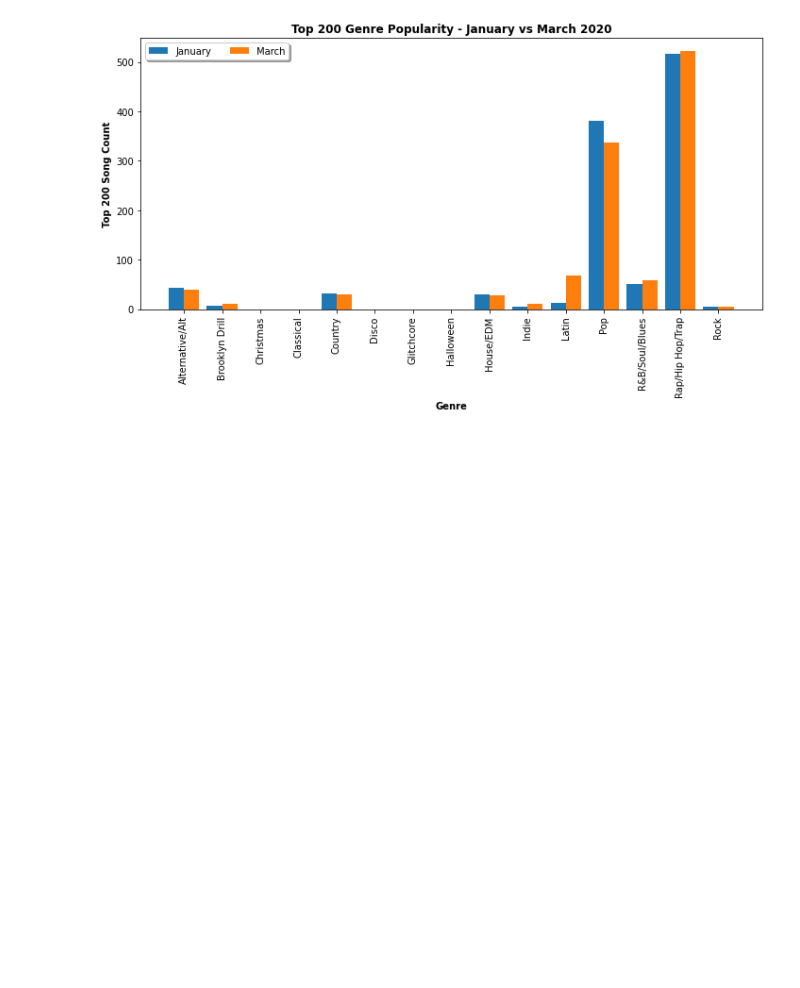
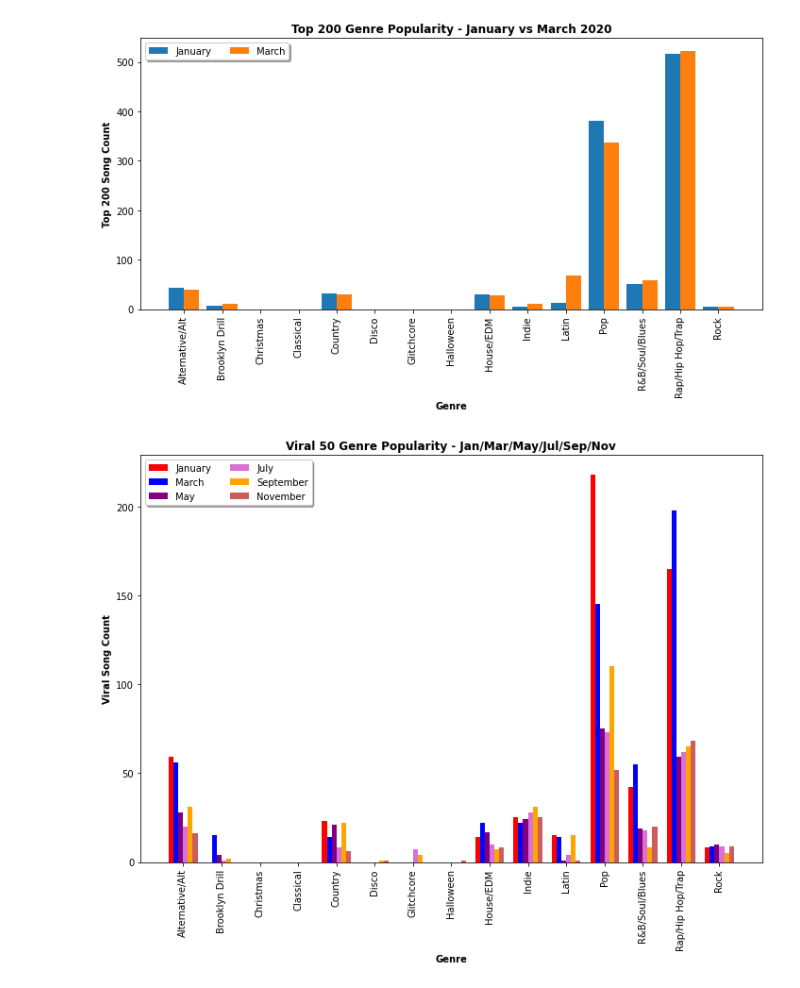
Before and after one commit to Teablee/project-one, a Jupyter notebook: royster.ipynb, the cells around one changed output. Cells and saved outputs as stored; diff of their text form; code cells hidden in the pictures; blank space fills up the shorter version.

Commit message:
multiple bar charts complete

```diff
--- a/royster.ipynb
+++ b/royster.ipynb
@@ -654,3 +660,58 @@ plt.tight_layout()
 plt.show()
 # %% [output]
 [figure]
+# %%
+# Create multiple bar chart to compare viral 50 genre popularity across all months
+
+#read csvs from other group member months
+may_genre_df = pd.read_csv('/Users/amber/Desktop/GitHub/project-one/Data/viral_50/may/may_viral_50_genres.csv')
+jul_genre_df = pd.read_csv('/Users/amber/Desktop/GitHub/project-one/Data/viral_50/jul/jul_viral_50_genres.csv')
+sep_genre_df = pd.read_csv('/Users/amber/Desktop/GitHub/project-one/Data/viral_50/sep/sep_viral_50_genres.csv')
+nov_genre_df = pd.read_csv('/Users/amber/Desktop/GitHub/project-one/Data/viral_50/nov/nov_viral_50_genres.csv')
+
+# sort genre alphabetically
+jan_genre_df_alpha = jan_genre_df.sort_values('Genre')
+mar_genre_df_alpha = mar_genre_df.sort_values('Genre')
+may_genre_df_alpha = may_genre_df.sort_values('Genre')
+jul_genre_df_alpha = jul_genre_df.sort_values('Genre')
+sep_genre_df_alpha = sep_genre_df.sort_values('Genre')
+nov_genre_df_alpha = nov_genre_df.sort_values('Genre')
+# %%
+# plot multiple bar chart
+# set up plot
+fix, ax = plt.subplots(figsize=(10,8))
+x = np.arange(len(jan_genre_df_alpha['Genre'].unique()))
+
+# set bar width
+width = 0.125
+
+# set bar values
+b1 = ax.bar(x, jan_genre_df_alpha['Count'], width=width, color='red', label='January')
+b2 = ax.bar(x + width, mar_genre_df_alpha['Count'], width=width, color='blue', label='March')
+b3 = ax.bar(x + width*2, may_genre_df_alpha['Count'], width=width, color='purple', label='May')
+b4 = ax.bar(x + width*3, jul_genre_df_alpha['Count'], width=width, color='orchid', label='July')
+b5 = ax.bar(x + width*4, sep_genre_df_alpha['Count'], width=width, color='orange', label='September')
+b6 = ax.bar(x + width*5, nov_genre_df_alpha['Count'], width=width, color='indianred', label='November')
+
+# set x-axis tick locations and labels
+ax.set_xticks(x + width*2.5)
+ax.set_xticklabels(jan_genre_df_alpha['Genre'], rotation=90)
+
+# plot legend
+ax.legend(loc='upper left', shadow=True, ncol=2)
+
+# plot titles and axis labels, save figure
+plt.title('Viral 50 Genre Popularity - Jan/Mar/May/Jul/Sep/Nov', weight='bold')
+plt.xlabel('Genre', weight='bold')
+plt.ylabel('Viral Song Count', weight='bold')
+plt.savefig('/Users/amber/Desktop/GitHub/project-one/Images/viral_50_allmonths_genres.png',
+            bbox_inches='tight',
+            pad_inches=.25,
+            facecolor='white',
+            orientation='landscape')
+
+# show the chart
+plt.tight_layout()
+plt.show()
+# %% [output]
+[figure, added]
```
Also changed, not shown: parts of 4 cells of this notebook, 17 other files.
